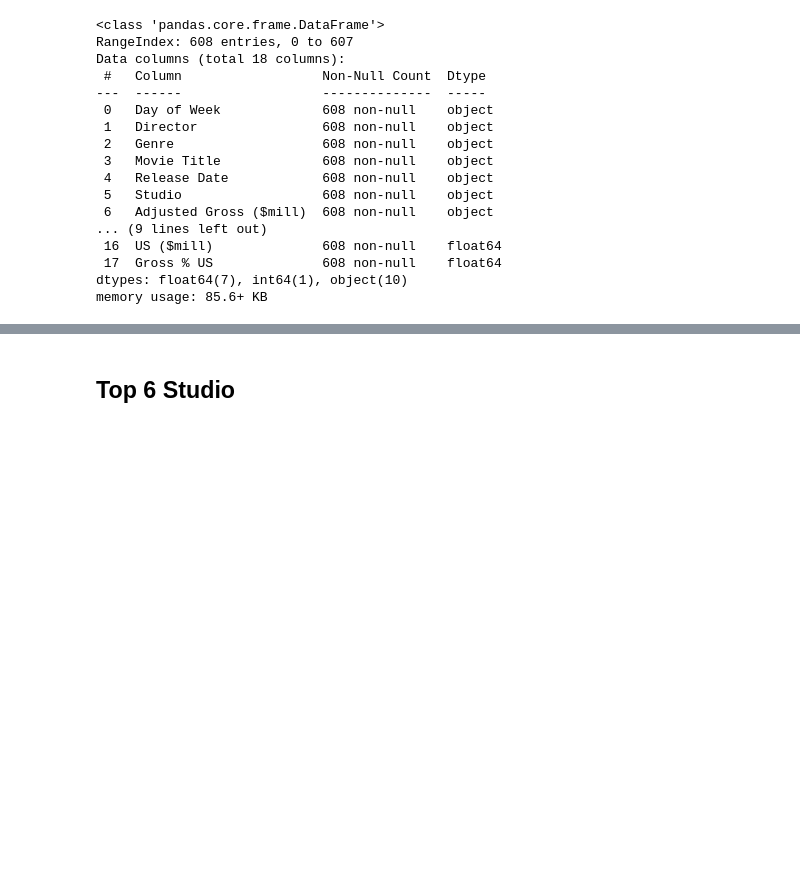
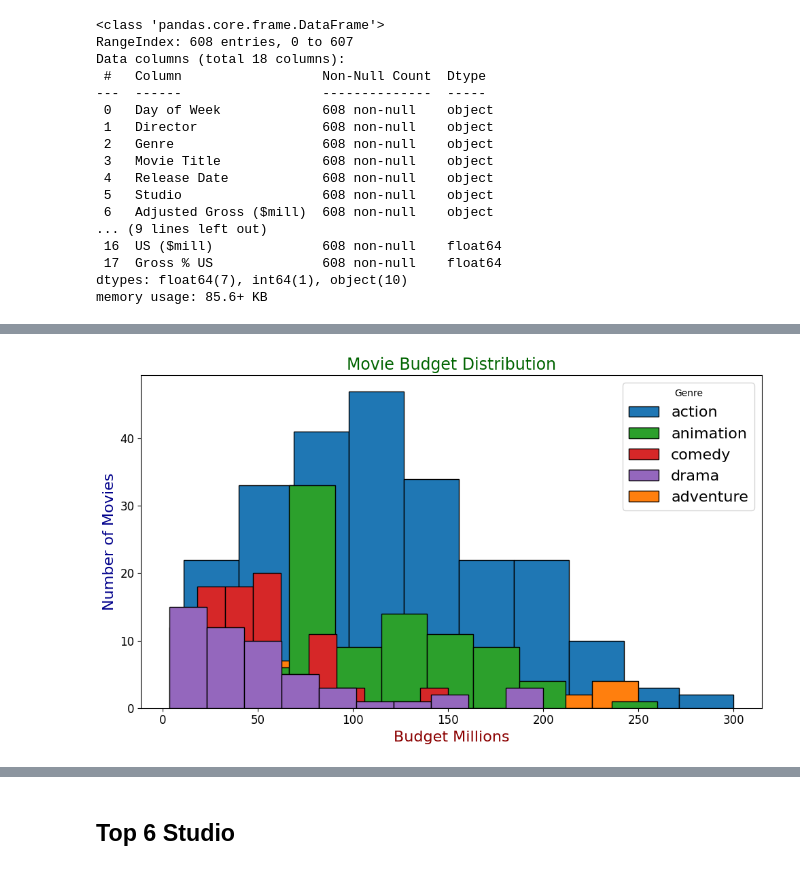
Before and after one commit to gauravrsawant/MLOps_lab, a Jupyter notebook: notebooks/Preprocess.ipynb, the cells around one changed output, grey strips where cells are left out. Cells and saved outputs as stored; diff of their text form; code cells hidden in the pictures; blank space fills up the shorter version.

```diff
--- a/notebooks/Preprocess.ipynb
+++ b/notebooks/Preprocess.ipynb
@@ -118,0 +166,27 @@ plt.show()
+# %%
+# Create the histogram plot
+plt.figure(figsize=(10, 6))  # Adjust figure size as needed
+
+# Iterate over each genre and plot the histogram
+for genre in genre_filter:
+    plt.hist(df[df["Genre"] == genre]["Budget ($mill)"], bins=10, edgecolor="black", label=genre)
+
+# Sort the legends based on their count
+handles, labels = plt.gca().get_legend_handles_labels()
+counts = [sum(df["Genre"] == genre) for genre in labels]
+sorted_labels = [label for _, label in sorted(zip(counts, labels), reverse=True)]
+sorted_handles = [handle for _, handle in sorted(zip(counts, handles), reverse=True)]
+
+plt.xlabel("Budget Millions", color="DarkRed", size=16)
+plt.ylabel("Number of Movies", color="DarkBlue", size=16)
+plt.title("Movie Budget Distribution", color="DarkGreen", size=17, ha="center")
+plt.legend(handles=sorted_handles, labels=sorted_labels, title="Genre", fontsize=16)
+
+# Customize the plot appearance
+plt.xticks(size=12)
+plt.yticks(size=12)
+plt.tight_layout()
+
+plt.show()
+# %% [output]
+[figure, added]
```
Also changed, not shown: parts of 39 cells of this notebook, 15 other files.
